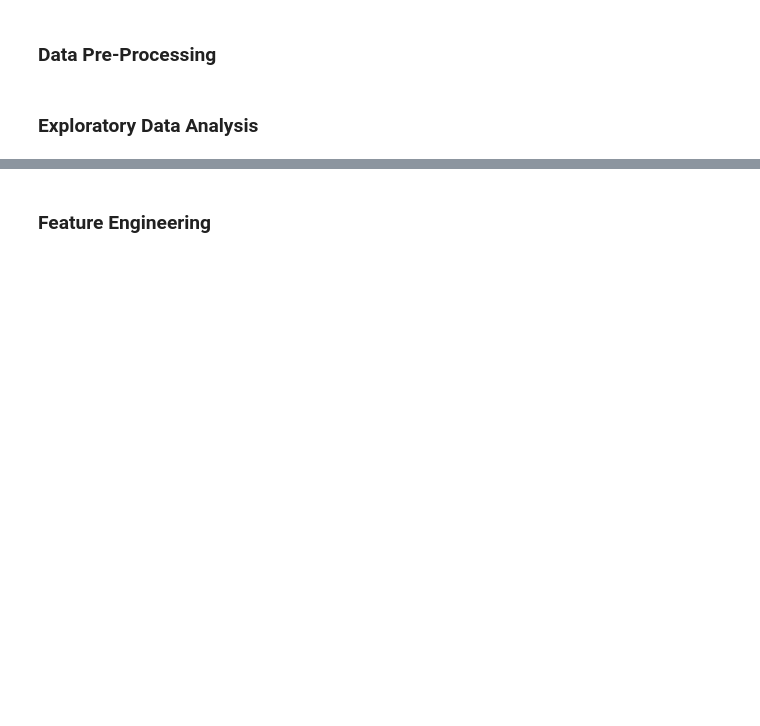
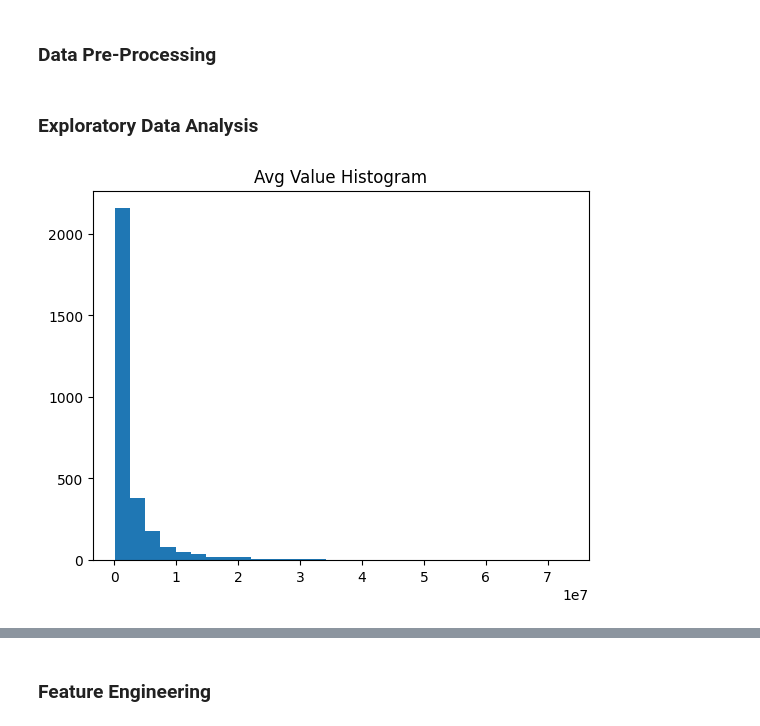
Before and after one commit to louis-porter/FM24_player_valuation_analysis, a Jupyter notebook: FM_player_valuation_analysis.ipynb, the cells around one changed output, grey strips where cells are left out. Drawn from its saved outputs; the diff is of its cells as text; code cells hidden in the pictures; blank space fills up the shorter version.

```diff
--- a/FM_player_valuation_analysis.ipynb
+++ b/FM_player_valuation_analysis.ipynb
@@ -64,3 +64,11 @@ df = df.dropna()
 df.to_csv("output.csv")
 # %% [markdown]
 ### Exploratory Data Analysis
+# %%
+import matplotlib.pyplot as plt
+
+plt.hist(df["Avg Value"], bins=30)
+plt.title("Avg Value Histogram")
+plt.show()
+# %% [output]
+[figure, added]
```
Also changed, not shown: parts of 13 cells of this notebook, 1 other file.
